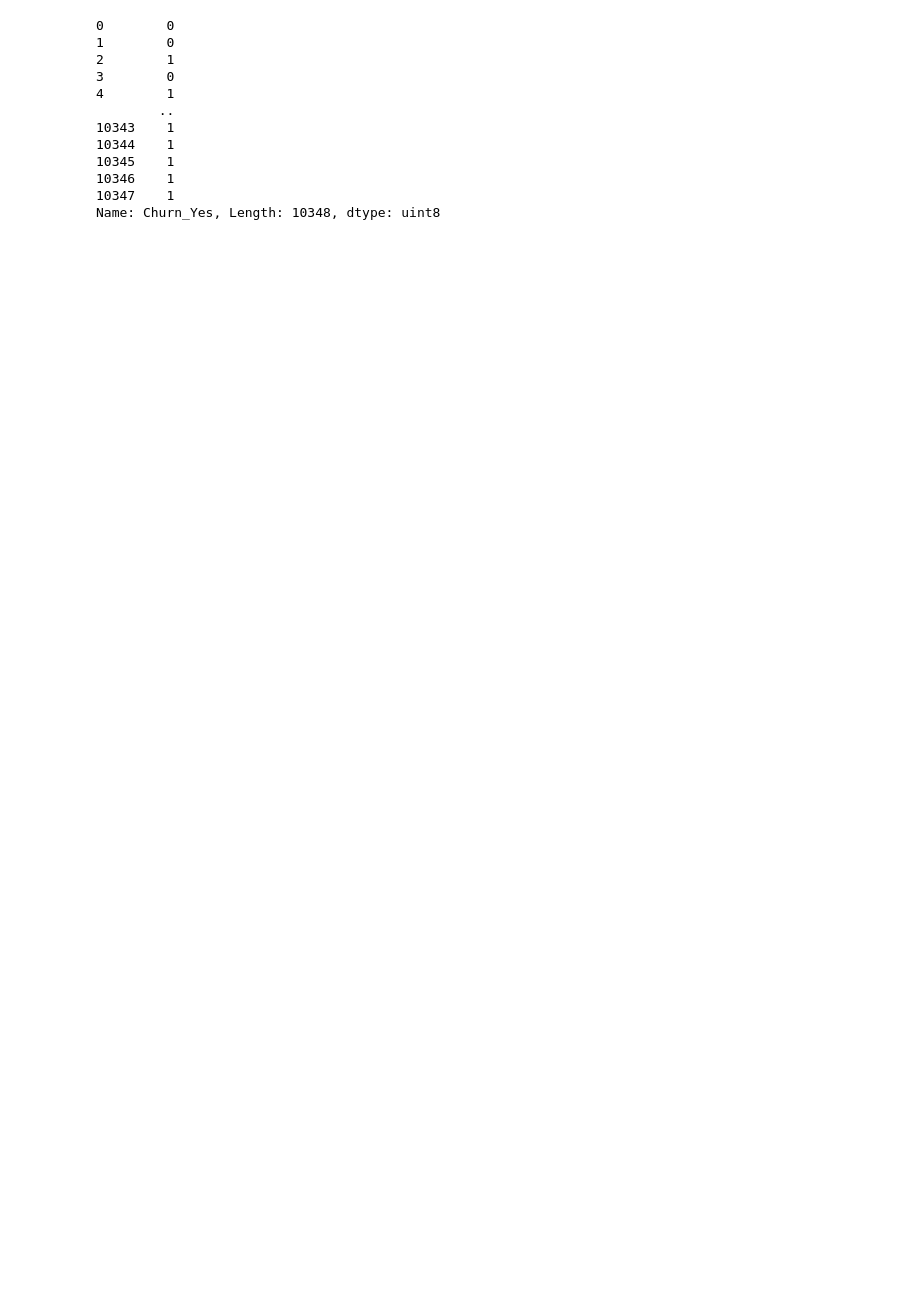
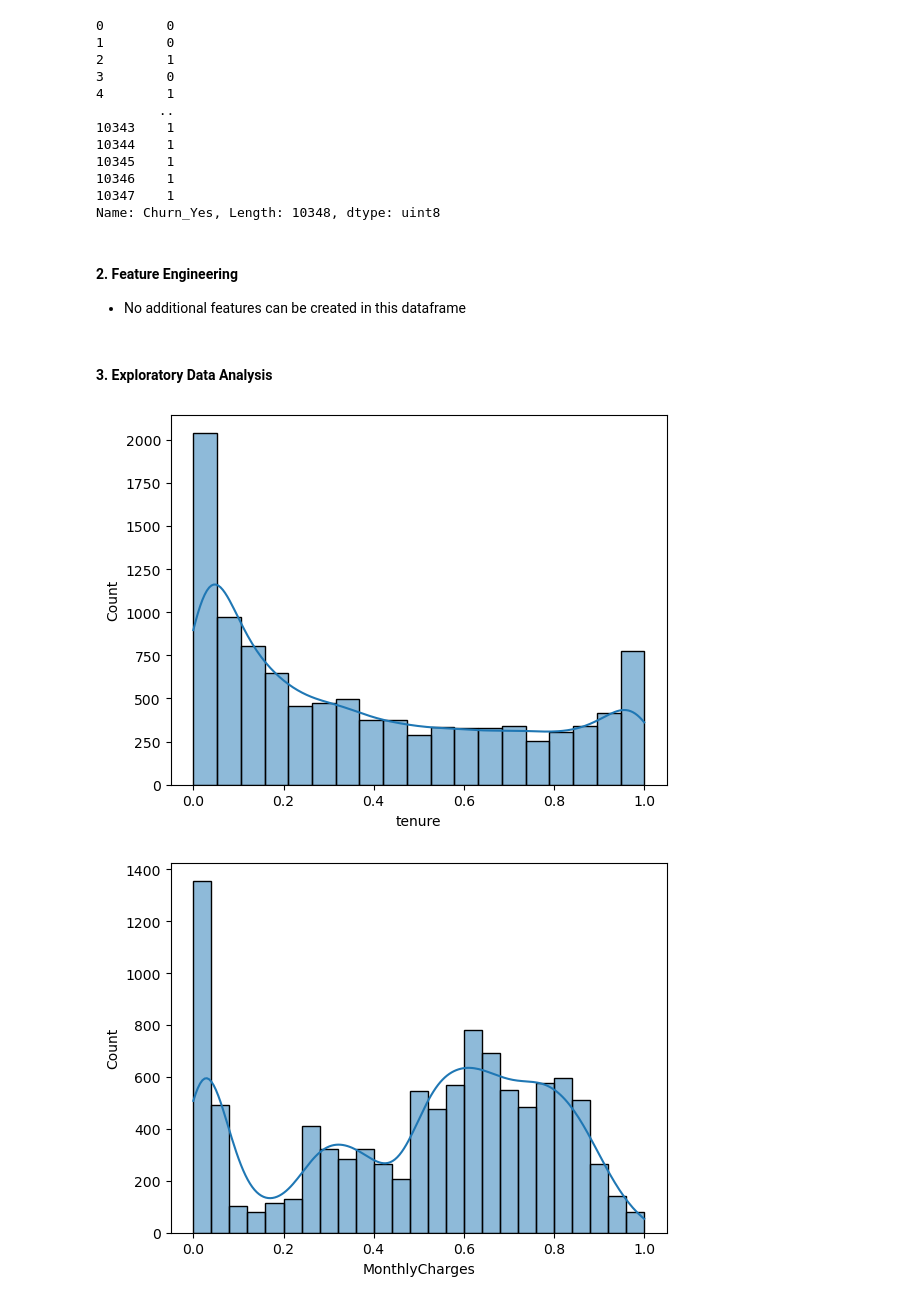
Before and after one commit to Suraj520/data-science, a Jupyter notebook: 03-case-studies/02-customer-churn-analysis/notebook.ipynb, the cells around one changed output. Cells and saved outputs as stored; diff of their text form; code cells hidden in the pictures; blank space fills up the shorter version.

Commit message:
Customer churn analysis : EDA

```diff
--- a/03-case-studies/02-customer-churn-analysis/notebook.ipynb
+++ b/03-case-studies/02-customer-churn-analysis/notebook.ipynb
@@ -270,4 +270,4 @@ Name: Churn_Yes, dtype: int64
 Name: Churn_Yes, dtype: int64
 # %%
 # dropping churn no
-X_resampled.drop('Churn_No',axis=1)
+X_resampled = X_resampled.drop('Churn_No',axis=1)
@@ -300,3 +286,17 @@ y_resampled
 10346    1
 10347    1
 Name: Churn_Yes, Length: 10348, dtype: uint8
+# %% [markdown]
+#### 2. Feature Engineering
+- No additional features can be created in this dataframe
+# %% [markdown]
+#### 3. Exploratory Data Analysis
+# %%
+# Visualize the distribution of the numerical variables
+num_cols = ['tenure', 'MonthlyCharges', 'TotalCharges']
+for col in num_cols:
+    sns.histplot(x=col, data=X_resampled, kde=True)
+    plt.show()
+# %% [output]
+[figure, added]
+[figure, added]
```
Also changed, not shown: parts of 5 cells of this notebook.
